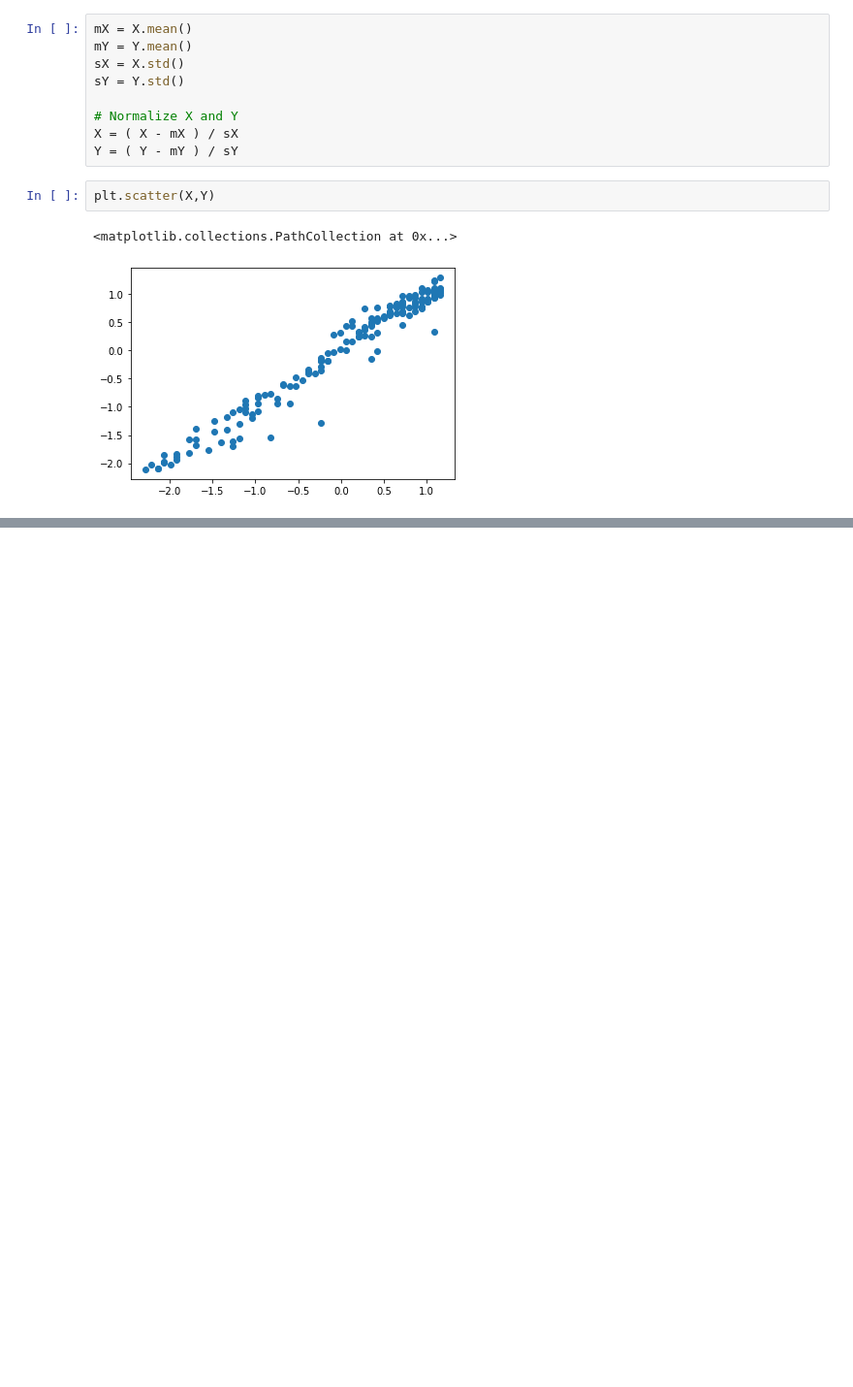
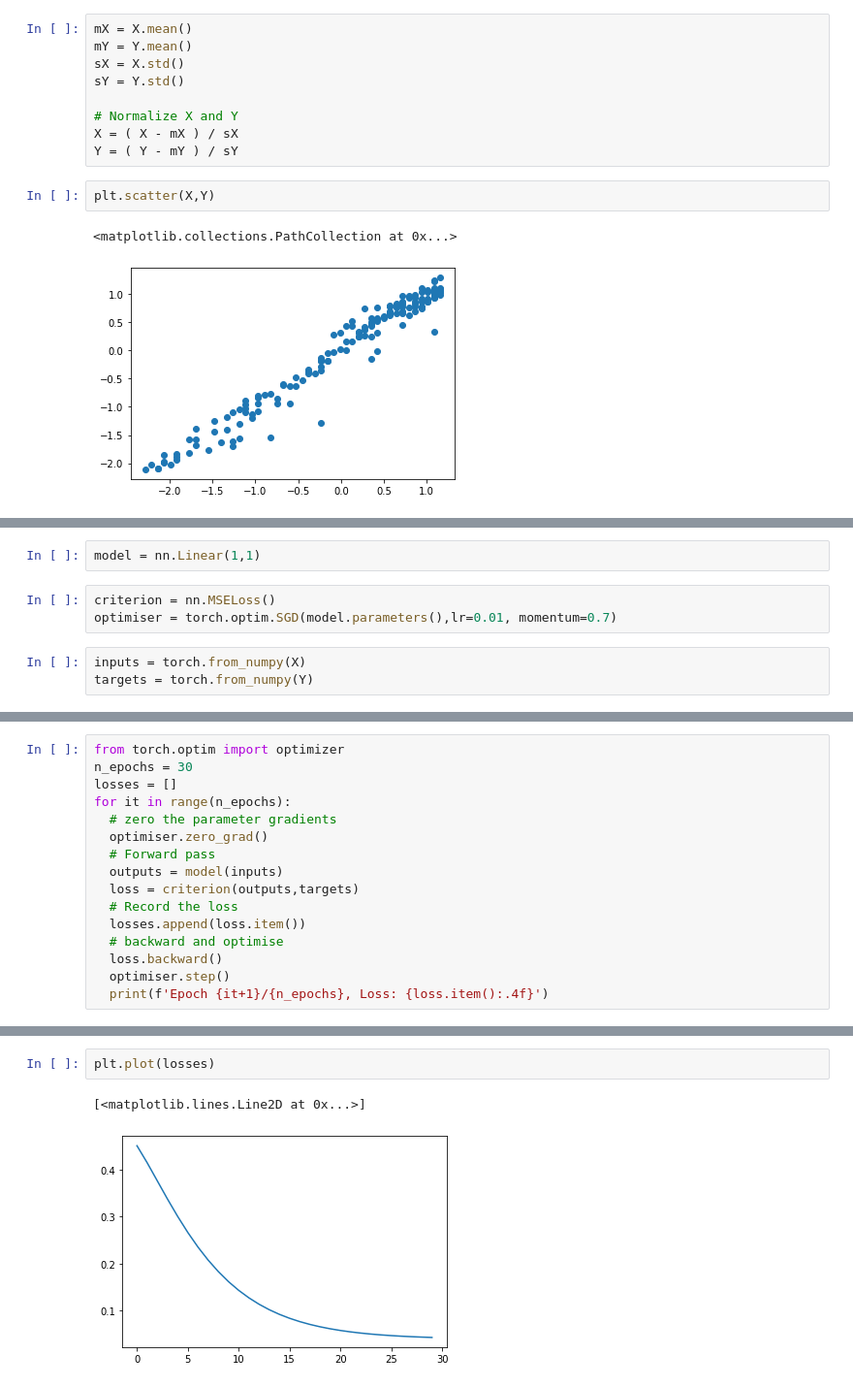
Before and after one commit to zydusss/PyTorch, a Jupyter notebook: PyTorch_Regression_Moores_Law.ipynb, the cells around one changed output, grey strips where cells are left out. Shown: that part at 97% size. Saved outputs shown, nothing was run; the diff lists cells and outputs as text; blank space fills up the shorter version.

```diff
--- a/PyTorch_Regression_Moores_Law.ipynb
+++ b/PyTorch_Regression_Moores_Law.ipynb
@@ -48,0 +52,8 @@ plt.scatter(X,Y)
+# %%
+model = nn.Linear(1,1)
+# %%
+criterion = nn.MSELoss()
+optimiser = torch.optim.SGD(model.parameters(),lr=0.01, momentum=0.7)
+# %%
+inputs = torch.from_numpy(X)
+targets = torch.from_numpy(Y)
@@ -48,0 +64,16 @@ plt.scatter(X,Y)
+# %%
+from torch.optim import optimizer
+n_epochs = 30
+losses = []
+for it in range(n_epochs):
+  # zero the parameter gradients
+  optimiser.zero_grad()
+  # Forward pass
+  outputs = model(inputs)
+  loss = criterion(outputs,targets)
+  # Record the loss
+  losses.append(loss.item())
+  # backward and optimise
+  loss.backward()
+  optimiser.step()
+  print(f'Epoch {it+1}/{n_epochs}, Loss: {loss.item():.4f}')
@@ -48,0 +98,5 @@ plt.scatter(X,Y)
+# %%
+plt.plot(losses)
+# %% [output]
+[<matplotlib.lines.Line2D at 0x...>]
+[figure, added]
```
Also changed, not shown: parts of 4 cells of this notebook.
